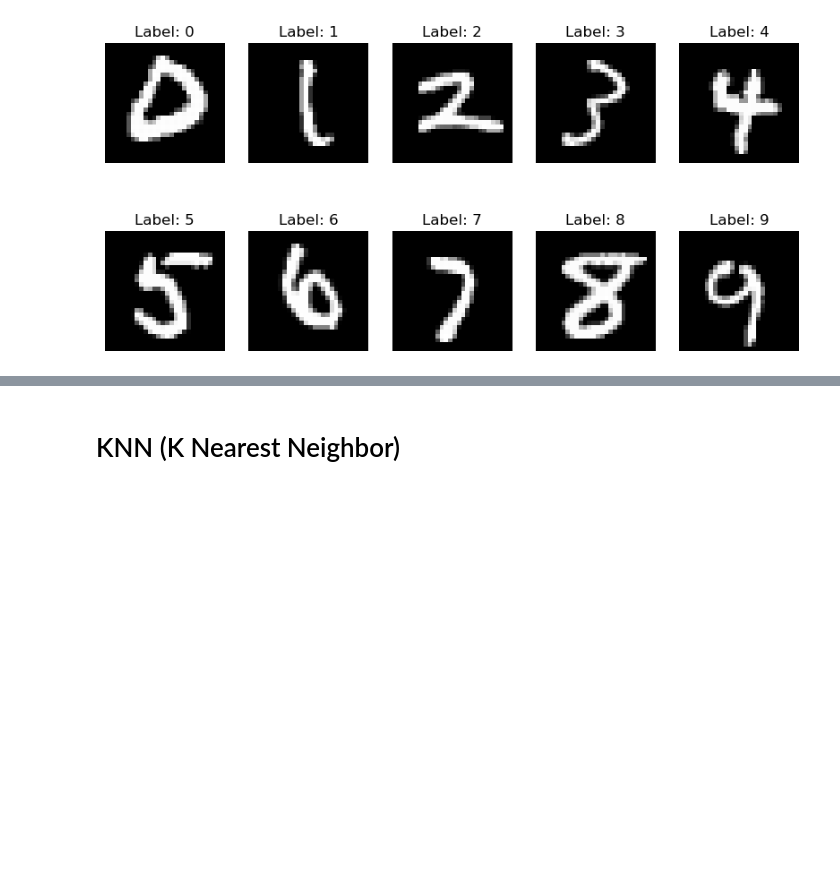
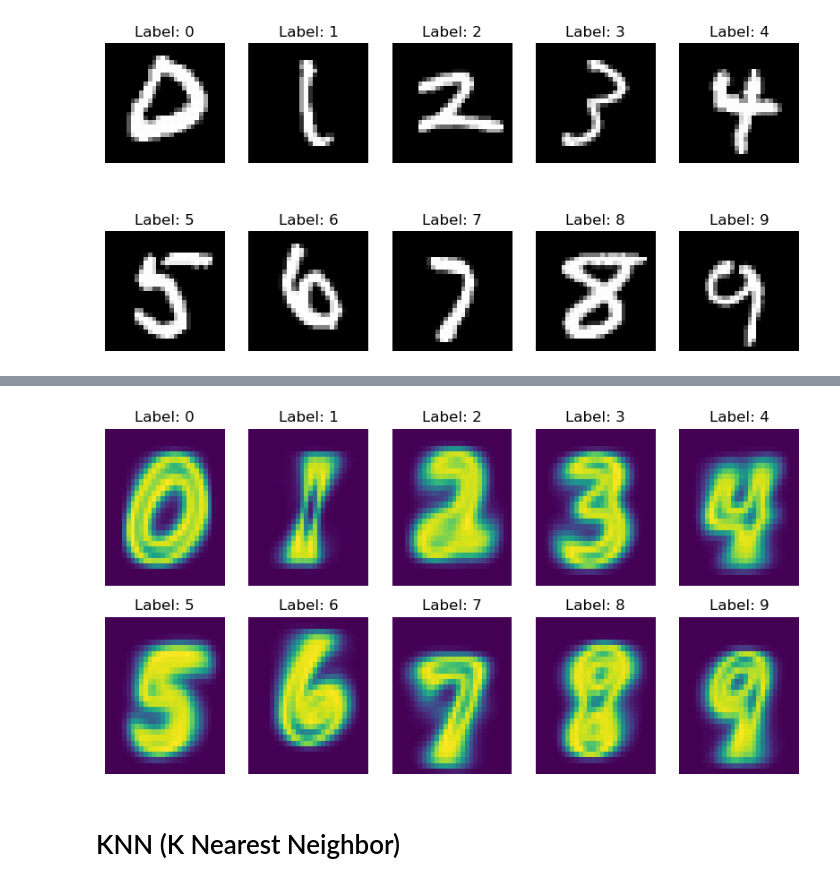
Before and after one commit to apparatusone/mnist-ml-basics, a Jupyter notebook: project.ipynb, the cells around one changed output, grey strips where cells are left out. Cells and saved outputs as stored; diff of their text form; code cells hidden in the pictures; blank space fills up the shorter version.

```diff
--- a/project.ipynb
+++ b/project.ipynb
@@ -49,3 +63,19 @@ plt.show()
+# %%
+# https://medium.com/@24100160/mnist-dataset-exploratory-data-analysis-of-handwritten-digits-classification-9fcc3793ea7b
+
+fig, axes = plt.subplots(2, 5, figsize=(10, 5))
+axes = axes.flatten()
+
+for i in range(10):
+    digit = df[df['label'] == i]
+    variances = digit.iloc[:, 1:].var().values.reshape(28, 28)
+    sns.heatmap(variances, cmap='viridis', cbar=False, ax=axes[i])
+    axes[i].set_title(f'Label: {i}')
+    axes[i].axis('off')
+
+plt.show()
+# %% [output]
+[figure, added]
 # %%
 # Pre process the data
 from sklearn.model_selection import train_test_split
```
Also changed, not shown: parts of 21 cells of this notebook.
